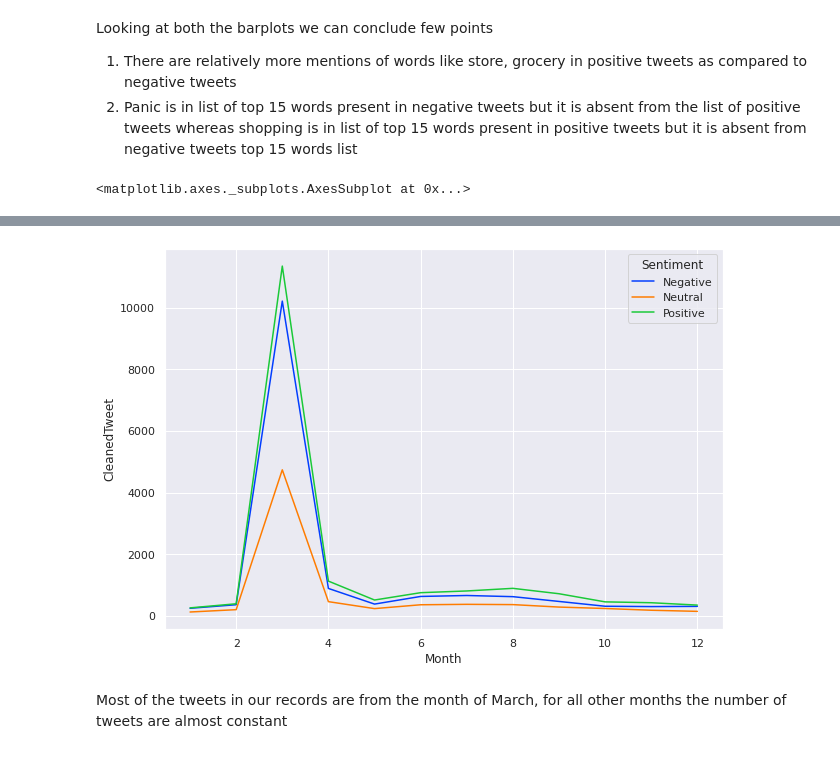
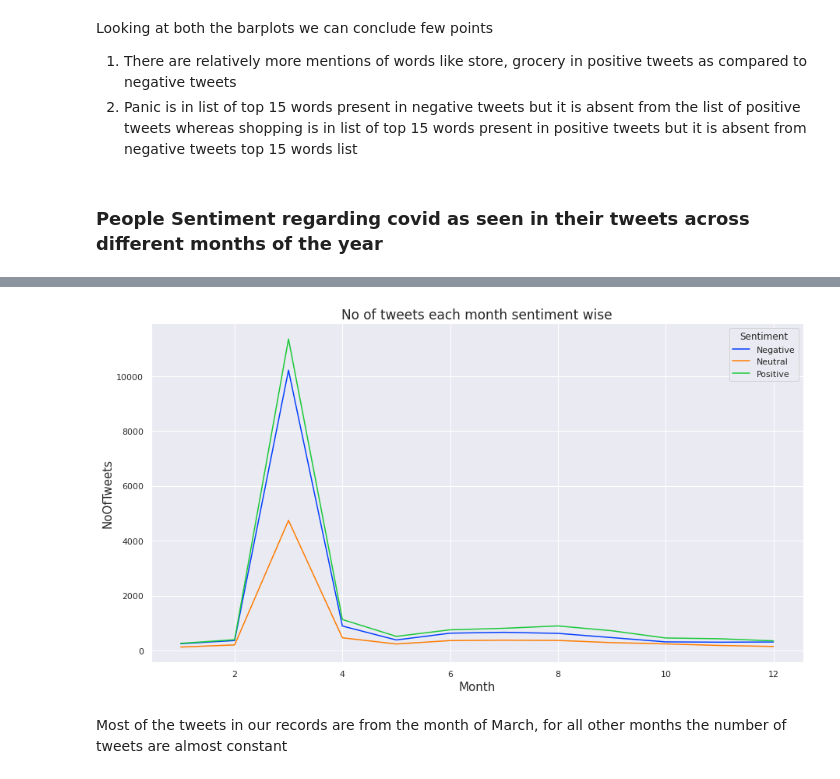
Before and after one commit to Yash1289/CoronaVirus_Tweet_Sentiment, a Jupyter notebook: Coronavirus_Tweet_Sentiment_Analysis_Capstone_Project.ipynb, the cells around one changed output, grey strips where cells are left out. Cells and saved outputs as stored; diff of their text form; code cells hidden in the pictures.

```diff
--- a/Coronavirus_Tweet_Sentiment_Analysis_Capstone_Project.ipynb
+++ b/Coronavirus_Tweet_Sentiment_Analysis_Capstone_Project.ipynb
@@ -648,11 +674,17 @@ Looking at both the barplots we can conclude few points
 
 1. There are relatively more mentions of words like store, grocery in positive tweets as compared to negative tweets
 2. Panic is in list of top 15 words present in negative tweets but it is absent from the list of positive tweets whereas shopping is in list of top 15 words present in positive tweets but it is absent from negative tweets top 15 words list
+# %% [markdown]
+### **People Sentiment regarding covid as seen in their tweets across different months of the year**
 # %%
 #Using groupby operation to calculate the number of tweets belonging to each sentiment for a particular month
 monthSentiment_groupby = corona_eda_df.groupby(["Month" , "Sentiment"]).agg({ "CleanedTweet" : "count"}).reset_index()
 
 #With the help of lineplot visualizing the trends across different months in number of tweets present from each sentiment
 sns.lineplot(x = "Month" , y ="CleanedTweet" , hue="Sentiment" ,  data = monthSentiment_groupby , palette = 'bright' )
+
+plt.xlabel("Month", fontsize=15)
+plt.ylabel("NoOfTweets", fontsize=15)
+plt.title("No of tweets each month sentiment wise", fontsize=17)
+plt.show()
 # %% [output]
-<matplotlib.axes._subplots.AxesSubplot at 0x...>
@@ -659,4 +693,4 @@ sns.lineplot(x = "Month" , y ="CleanedTweet" , hue="Sentiment" ,  data = monthSe
-[figure, old version]
+[figure, new version]
 # %% [markdown]
 Most of the tweets in our records are from the month of March, for all other months the number of tweets are almost constant
 # %%
```
Also changed, not shown: parts of 249 cells of this notebook.
